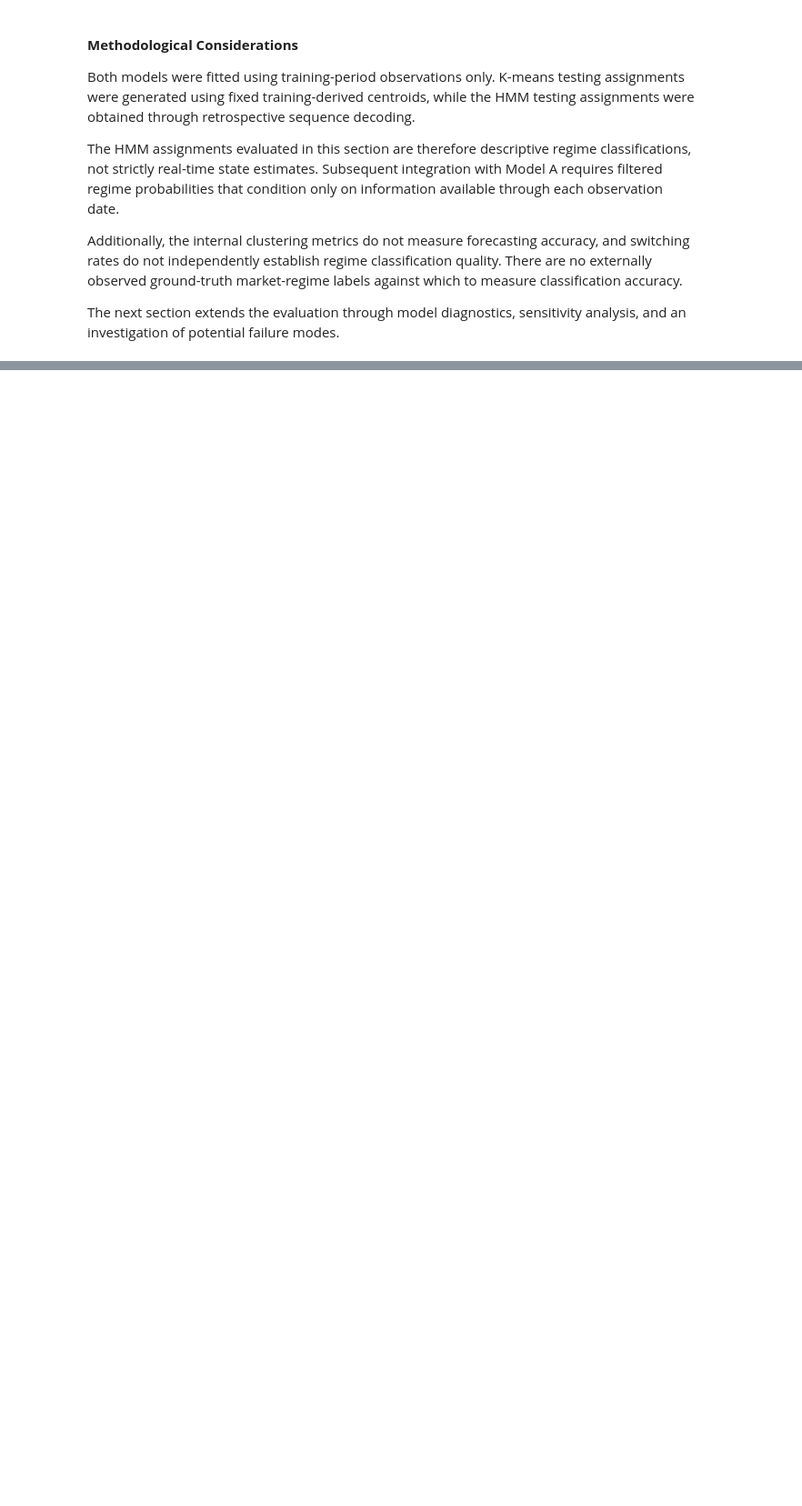
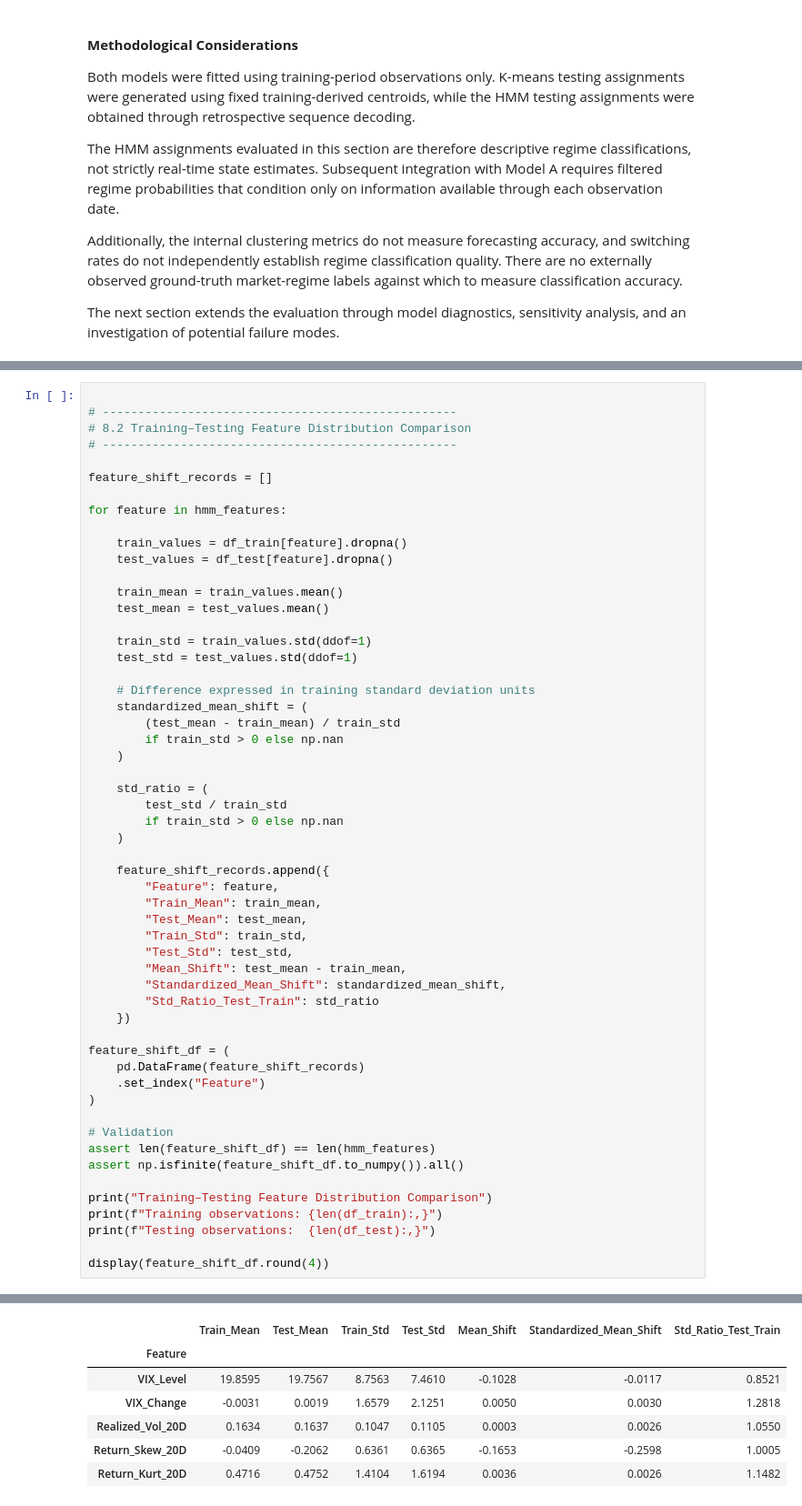
Before and after one commit to LR-Lemon/Milestone-II, a Jupyter notebook: notebooks/01_model_b_market_regimes.ipynb, the cells around one changed output, grey strips where cells are left out. Shown at 91% size. Cells and saved outputs as stored; diff of their text form; blank space fills up the shorter version.

```diff
--- a/notebooks/01_model_b_market_regimes.ipynb
+++ b/notebooks/01_model_b_market_regimes.ipynb
@@ -5483,0 +5537,56 @@ The next section extends the evaluation through model diagnostics, sensitivity a
+# %%
+
+# --------------------------------------------------
+# 8.2 Training–Testing Feature Distribution Comparison
+# --------------------------------------------------
+
+feature_shift_records = []
+
+for feature in hmm_features:
+
+    train_values = df_train[feature].dropna()
+    test_values = df_test[feature].dropna()
+
+    train_mean = train_values.mean()
+    test_mean = test_values.mean()
+
+    train_std = train_values.std(ddof=1)
+    test_std = test_values.std(ddof=1)
+
+    # Difference expressed in training standard deviation units
+    standardized_mean_shift = (
+        (test_mean - train_mean) / train_std
+        if train_std > 0 else np.nan
+    )
+
+    std_ratio = (
+        test_std / train_std
+        if train_std > 0 else np.nan
+    )
+
+    feature_shift_records.append({
+        "Feature": feature,
+        "Train_Mean": train_mean,
+        "Test_Mean": test_mean,
+        "Train_Std": train_std,
+        "Test_Std": test_std,
+        "Mean_Shift": test_mean - train_mean,
+        "Standardized_Mean_Shift": standardized_mean_shift,
+        "Std_Ratio_Test_Train": std_ratio
+    })
+
+feature_shift_df = (
+    pd.DataFrame(feature_shift_records)
+    .set_index("Feature")
+)
+
+# Validation
+assert len(feature_shift_df) == len(hmm_features)
+assert np.isfinite(feature_shift_df.to_numpy()).all()
+
+print("Training–Testing Feature Distribution Comparison")
+print(f"Training observations: {len(df_train):,}")
+print(f"Testing observations:  {len(df_test):,}")
+
+display(feature_shift_df.round(4))
+# %% [output]
@@ -5483,0 +5596,7 @@ The next section extends the evaluation through model diagnostics, sensitivity a
+|  | Train_Mean | Test_Mean | Train_Std | Test_Std | Mean_Shift | Standardized_Mean_Shift | Std_Ratio_Test_Train |
+| Feature |  |  |  |  |  |  |  |
+| VIX_Level | 19.8595 | 19.7567 | 8.7563 | 7.4610 | -0.1028 | -0.0117 | 0.8521 |
+| VIX_Change | -0.0031 | 0.0019 | 1.6579 | 2.1251 | 0.0050 | 0.0030 | 1.2818 |
+| Realized_Vol_20D | 0.1634 | 0.1637 | 0.1047 | 0.1105 | 0.0003 | 0.0026 | 1.0550 |
+| Return_Skew_20D | -0.0409 | -0.2062 | 0.6361 | 0.6365 | -0.1653 | -0.2598 | 1.0005 |
+| Return_Kurt_20D | 0.4716 | 0.4752 | 1.4104 | 1.6194 | 0.0036 | 0.0026 | 1.1482 |
```
Also changed, not shown: parts of 48 cells of this notebook.
